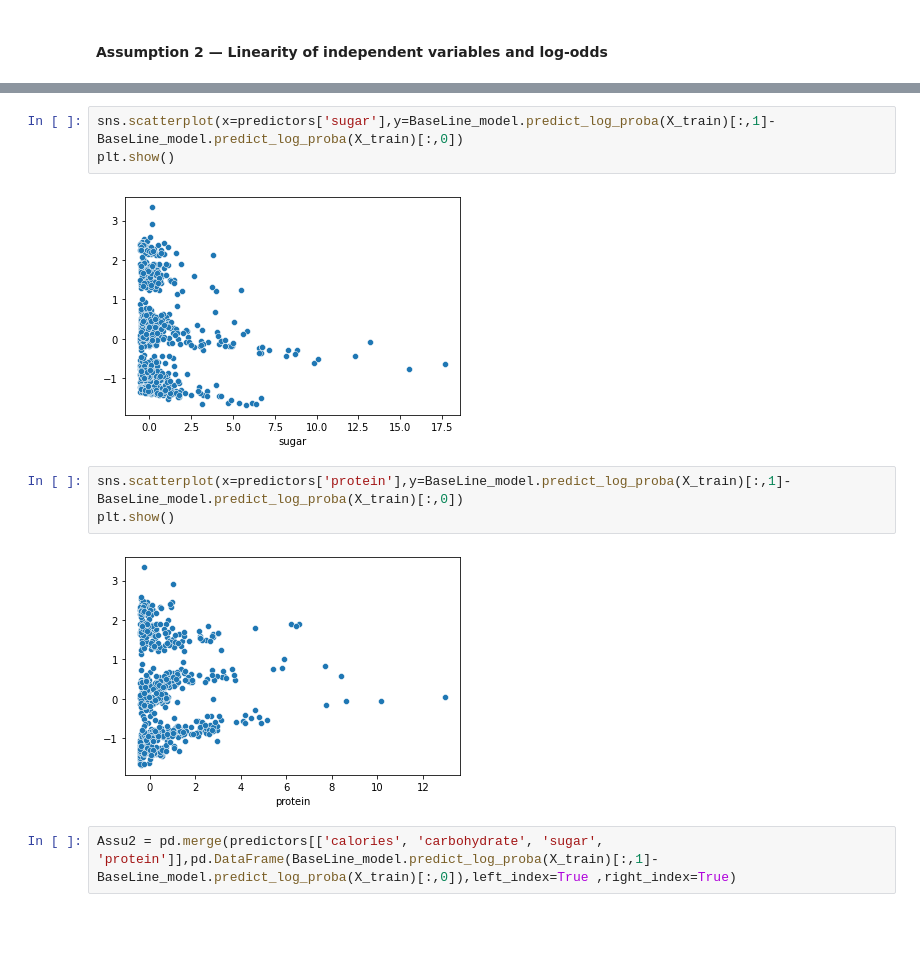
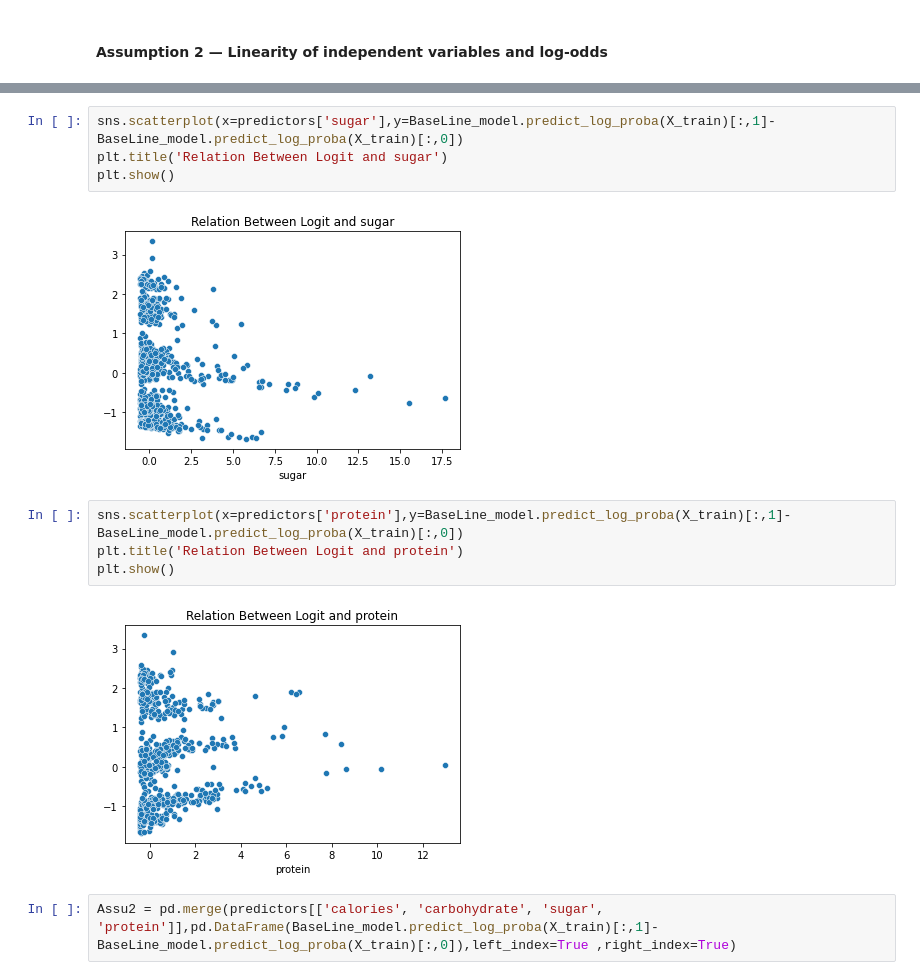
Before and after one commit to MahmoudAdel-hub/DSProfessional, a Jupyter notebook: DSProfessional.ipynb, the cells around one changed output, grey strips where cells are left out. Drawn from its saved outputs; the diff is of its cells as text; blank space fills up the shorter version.

```diff
--- a/DSProfessional.ipynb
+++ b/DSProfessional.ipynb
@@ -414,13 +418,15 @@ plt.show()
 # %%
 sns.scatterplot(x=predictors['sugar'],y=BaseLine_model.predict_log_proba(X_train)[:,1]-BaseLine_model.predict_log_proba(X_train)[:,0])
+plt.title('Relation Between Logit and sugar')
 plt.show()
 # %% [output]
-[figure, old version]
+[figure, new version]
 # %%
 sns.scatterplot(x=predictors['protein'],y=BaseLine_model.predict_log_proba(X_train)[:,1]-BaseLine_model.predict_log_proba(X_train)[:,0])
+plt.title('Relation Between Logit and protein')
 plt.show()
 # %% [output]
-[figure, old version]
+[figure, new version]
 # %%
 Assu2 = pd.merge(predictors[['calories', 'carbohydrate', 'sugar', 'protein']],pd.DataFrame(BaseLine_model.predict_log_proba(X_train)[:,1]-BaseLine_model.predict_log_proba(X_train)[:,0]),left_index=True ,right_index=True)
 # %%
```
Also changed, not shown: parts of 9 cells of this notebook, 3 other files.
